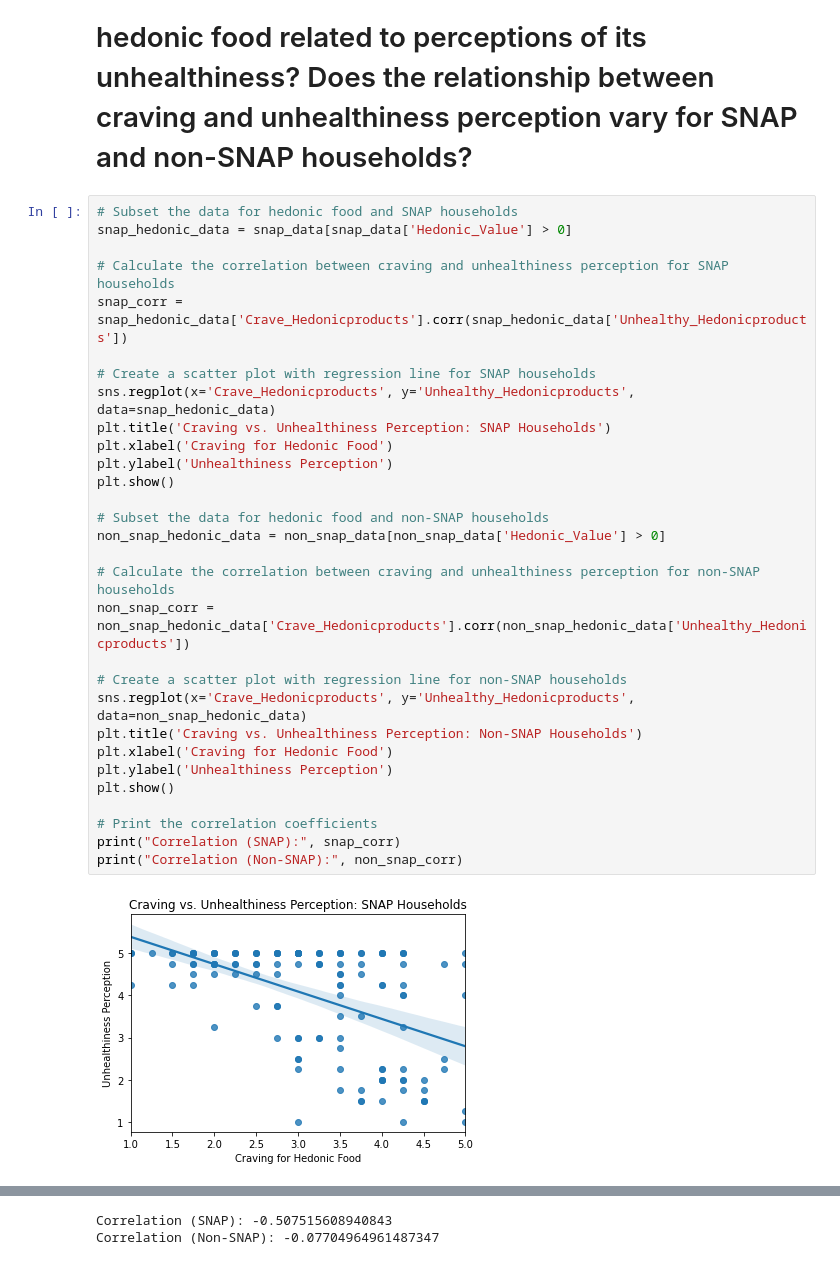
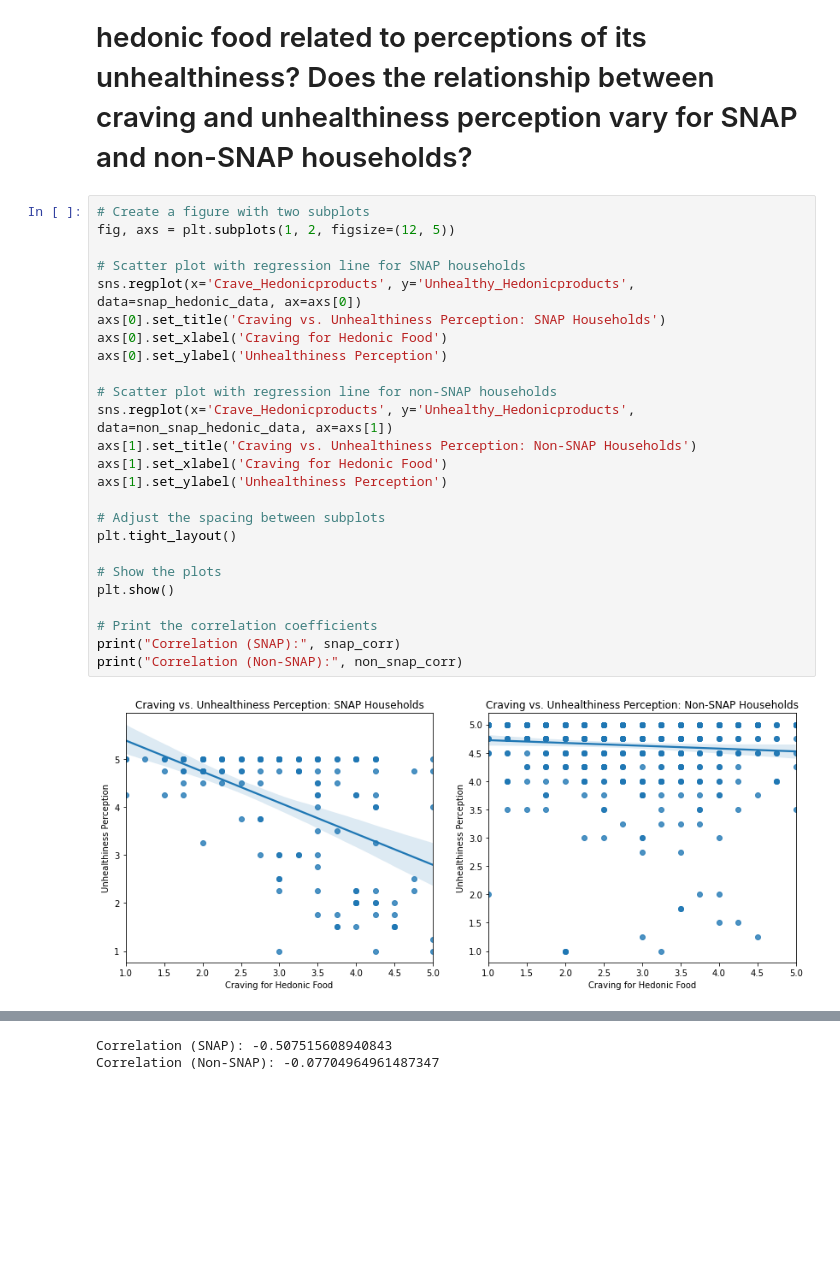
Before and after one commit to franklinjtan/Food-Stamps-Consumer-Behavior-Analysis, a Jupyter notebook: code/main.ipynb, the cells around one changed output, grey strips where cells are left out. Saved outputs shown, nothing was run; the diff lists cells and outputs as text; blank space fills up the shorter version.

```diff
--- a/code/main.ipynb
+++ b/code/main.ipynb
@@ -574,34 +574,29 @@ These findings suggest that SNAP households experience stronger cravings for bot
 # %% [markdown]
 # Q6 This question pertains only to hedonic food, you can ignore utilitarian food. How is craving for hedonic food related to perceptions of its unhealthiness? Does the relationship between craving and unhealthiness perception vary for SNAP and non-SNAP households?
 # %%
-# Subset the data for hedonic food and SNAP households
-snap_hedonic_data = snap_data[snap_data['Hedonic_Value'] > 0]
+# Create a figure with two subplots
+fig, axs = plt.subplots(1, 2, figsize=(12, 5))
 
-# Calculate the correlation between craving and unhealthiness perception for SNAP households
-snap_corr = snap_hedonic_data['Crave_Hedonicproducts'].corr(snap_hedonic_data['Unhealthy_Hedonicproducts'])
+# Scatter plot with regression line for SNAP households
+sns.regplot(x='Crave_Hedonicproducts', y='Unhealthy_Hedonicproducts', data=snap_hedonic_data, ax=axs[0])
+axs[0].set_title('Craving vs. Unhealthiness Perception: SNAP Households')
+axs[0].set_xlabel('Craving for Hedonic Food')
+axs[0].set_ylabel('Unhealthiness Perception')
 
-# Create a scatter plot with regression line for SNAP households
-sns.regplot(x='Crave_Hedonicproducts', y='Unhealthy_Hedonicproducts', data=snap_hedonic_data)
-plt.title('Craving vs. Unhealthiness Perception: SNAP Households')
-plt.xlabel('Craving for Hedonic Food')
-plt.ylabel('Unhealthiness Perception')
-plt.show()
+# Scatter plot with regression line for non-SNAP households
+sns.regplot(x='Crave_Hedonicproducts', y='Unhealthy_Hedonicproducts', data=non_snap_hedonic_data, ax=axs[1])
+axs[1].set_title('Craving vs. Unhealthiness Perception: Non-SNAP Households')
+axs[1].set_xlabel('Craving for Hedonic Food')
+axs[1].set_ylabel('Unhealthiness Perception')
 
-# Subset the data for hedonic food and non-SNAP households
-non_snap_hedonic_data = non_snap_data[non_snap_data['Hedonic_Value'] > 0]
+# Adjust the spacing between subplots
+plt.tight_layout()
 
-# Calculate the correlation between craving and unhealthiness perception for non-SNAP households
-non_snap_corr = non_snap_hedonic_data['Crave_Hedonicproducts'].corr(non_snap_hedonic_data['Unhealthy_Hedonicproducts'])
-
-# Create a scatter plot with regression line for non-SNAP households
-sns.regplot(x='Crave_Hedonicproducts', y='Unhealthy_Hedonicproducts', data=non_snap_hedonic_data)
-plt.title('Craving vs. Unhealthiness Perception: Non-SNAP Households')
-plt.xlabel('Craving for Hedonic Food')
-plt.ylabel('Unhealthiness Perception')
+# Show the plots
 plt.show()
 
 # Print the correlation coefficients
 print("Correlation (SNAP):", snap_corr)
 print("Correlation (Non-SNAP):", non_snap_corr)
 # %% [output]
-[figure, old version]
+[figure, new version]
```
Also changed, not shown: parts of 3 cells of this notebook.
